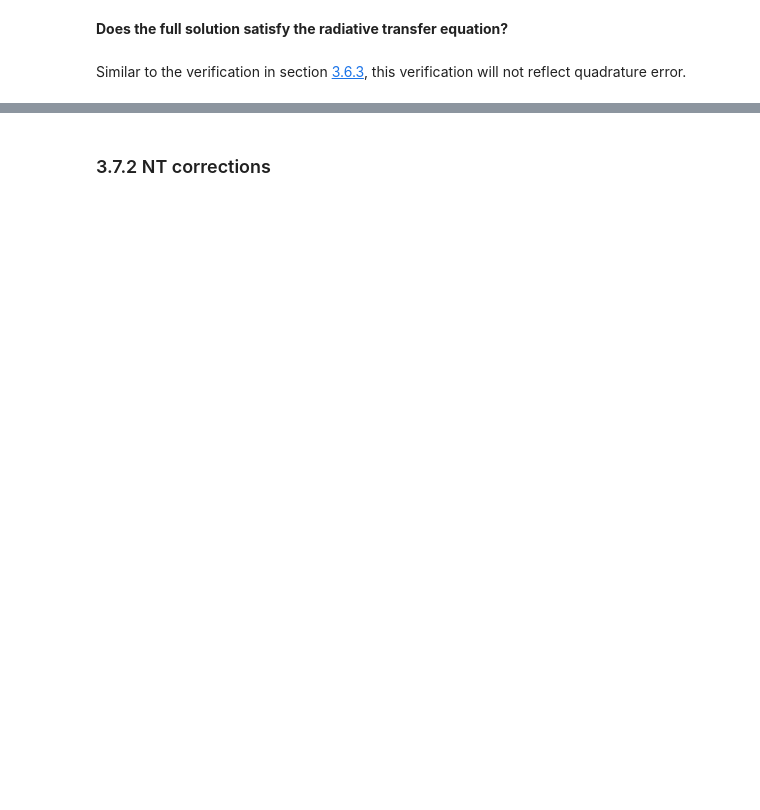
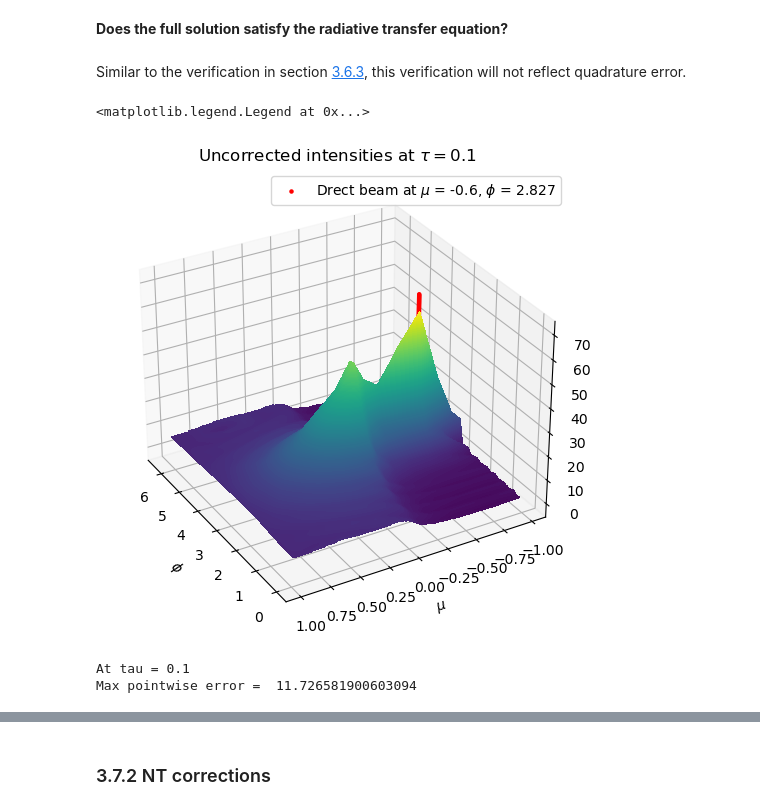
Before and after one commit to LDEO-CREW/Pythonic-DISORT, a Jupyter notebook: docs/Pythonic-DISORT.ipynb, the cells around one changed output, grey strips where cells are left out. Saved outputs shown, nothing was run; the diff lists cells and outputs as text; code cells hidden in the pictures; blank space fills up the shorter version.

```diff
--- a/docs/Pythonic-DISORT.ipynb
+++ b/docs/Pythonic-DISORT.ipynb
@@ -328,11 +311,11 @@ Choosing $I_0 = 0$ disables this source and other internal sources can be chosen
 #################### SUPPLIED TO PYDISORT ########################
 
 # Cosine of polar angle (UMU0) -- MOST IMPORTANT
-mu0 = 0.5
-# Intensity (FBEAM)
+mu0 = 0.6
+# Intensity (FBEAM) -- Simply a scale factor
 I0 = 200
-# Azimuthal angle (PHI0)
-phi0 = 1.2 * pi
+# Azimuthal angle (PHI0) -- No effect on fluxes
+phi0 = 0.9 * pi
 
 ##################################################################
 # %% [markdown]
@@ -354,12 +335,11 @@ The BoA Dirichlet BC can be used to model longwave radiation from the surface.
 #################### SUPPLIED TO PYDISORT ########################
 
 # At bottom of atmosphere
-b_pos = 0
+b_pos = 1
 # At top of atmosphere
-b_neg = 0
+b_neg = 1
 
 ##################################################################
-
 
 # Code within pydisort to ensure that the BC inputs are of the correct shape
 scalar_b_pos, scalar_b_neg = False, False
@@ -401,7 +383,7 @@ omega_s = 0.1 # Ocean albedo is approximately 0.1
 # %%
 #################### SUPPLIED TO PYDISORT ########################
 
-Leg_coeffs_BDRF = np.array([omega_s / pi])
+Leg_coeffs_BDRF = np.array([omega_s])
 
 ##################################################################
 
@@ -1472,3 +1466,6 @@ plt.legend()
+# %%
+# Plots will be created for only this value of tau
+tau_pt = float(1e-1)  # Must be a float for auto-differentiation to work
 # %%
 LHS = (
     mu_arr_RO[:, None] * ag.jacobian(lambda tau: u(tau, phi_arr))(tau_pt)[reorder_mu, :]
@@ -1489,12 +1486,38 @@ RHS = (
     * np.exp(-tau_pt / mu0)
 )
 error = np.abs(RHS - LHS)
+# %%
+#%matplotlib ipympl
+
+plot = u(tau_pt, phi_arr)[reorder_mu]
+
+fig = plt.figure(figsize=(9, 6))
+ax = plt.axes(projection="3d")
+ax.contourf(MU_ARR, PHI_ARR, plot, 200)
+ax.scatter(
+    phi0,
+    -mu0,
+    np.linspace(0, np.max(plot) * 1.1, 200),
+    marker=".",
+    color="red",
+    label="Drect beam at $\mu$ = "
+    + str(-mu0)
+    + ", $\phi$ = "
+    + str(np.around(phi0, 3)),
+)
+ax.set_xlabel(r"$\phi$")
+ax.set_ylabel(r"$\mu$")
+ax.set_zlabel("Intensity")
+ax.view_init(30, 150)
+plt.title(r"Uncorrected intensities at $\tau =$" + str(np.around(tau_pt, 3)))
+plt.legend()
+# %% [output]
+<matplotlib.legend.Legend at 0x...>
+[figure, added]
 # %%
 print("At tau = " + str(tau_pt))
 print("Max pointwise error = ", np.max(error))
-# We use clip so as to not divide by quantities too close to 0
-print(
-    "Max pointwise error ratio =",
-    np.max(error / np.clip(np.abs(LHS), a_min=1e-3, a_max=None)),
-)
+# %% [output]
+At tau = 0.1
+Max pointwise error =  11.726581900603094
 # %%
```
Also changed, not shown: parts of 218 cells of this notebook, 17 other files.
